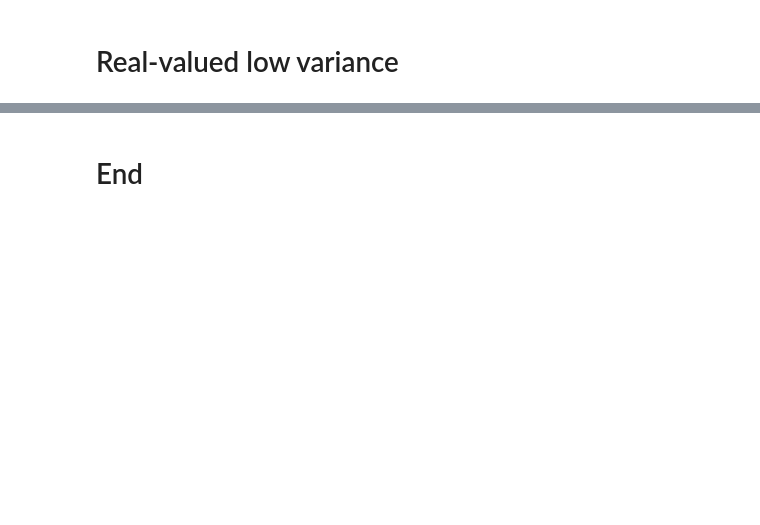
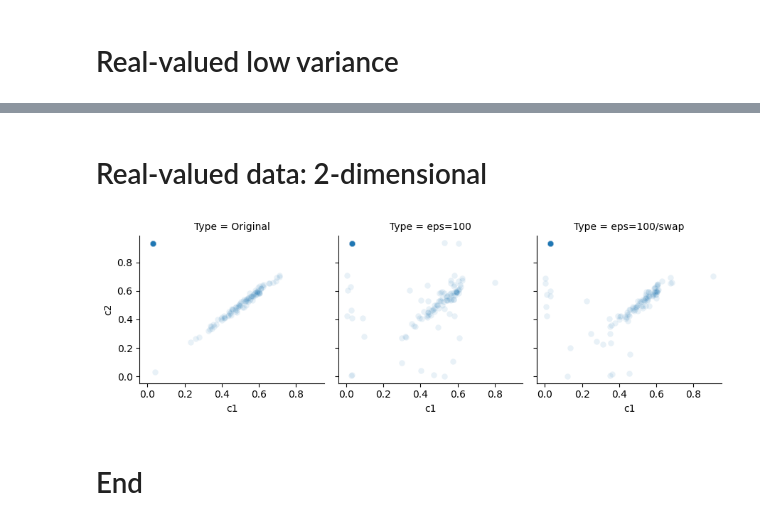
Before and after one commit to opendp/smartnoise-sdk, a Jupyter notebook: synth/samples/gsd_sample/GSD test.ipynb, the cells around one changed output, grey strips where cells are left out. Saved outputs shown, nothing was run; the diff lists cells and outputs as text; code cells hidden in the pictures; blank space fills up the shorter version.

```diff
--- a/synth/samples/gsd_sample/GSD test.ipynb
+++ b/synth/samples/gsd_sample/GSD test.ipynb
@@ -206,40 +258,0 @@ Statistical error: 0.0
-# %%
-import matplotlib.pyplot as plt
-rng = np.random.default_rng(0)
-
-mean = [0.5, 0.5]
-cov = [[.01, 0.0099],
-       [0.0099, .01]]  # diagonal covariance
-
-N = 200
-d = 5
-# data_cont = rng.uniform((N, d))
-
-x, y = np.random.multivariate_normal(mean, cov, N).T
-values_cont = np.column_stack((x, y))
-
-plt.title('Real data')
-plt.scatter(x, y)
-plt.xlim([0,1])
-plt.ylim([0,1])
-plt.show()
-
-print(values_cont.shape)
-cont_cols = ['c1', 'c2']
-data_cont_df = pd.DataFrame(values_cont, columns=cont_cols)
-data_bounds = {'c1': {'lower': 0, 'upper': 1}, 'c2': {'lower': 0, 'upper': 1}}
-
-synth = GSDSynthesizer(3000.0, 1e-5, tree_height=8, verbose=True)
-# Since we are passing the data bounds, we do not need to provide privacy budget for preprocessing.
-synth.fit(data_cont_df, data_bounds=data_bounds,
-          genetic_operators=['mutate', 'continuous', 'swap'])
-
-max_error = np.abs(synth.stat_fn(synth.data.to_numpy()) - synth.stat_fn(synth.sync_data.to_numpy())).max()
-print(f'Statistical error:', max_error)
-
-sync_df = synth.sample()
-plt.title('Sync data')
-plt.scatter(sync_df['c1'].values, sync_df['c2'].values)
-plt.xlim([0,1])
-plt.ylim([0,1])
-plt.show()
@@ -345,0 +322,2 @@ Statistical error: 0.005000000000000001
+# %% [markdown]
+# Real-valued data: 2-dimensional
@@ -346,2 +371,9 @@ Statistical error: 0.005000000000000001
+# %%
+all_data = pd.concat(collect)
+g= sns.FacetGrid(data=all_data, col='Type', sharey=True,sharex=True)
+g.map(sns.scatterplot, "c1", "c2", alpha=0.1)
+plt.show()
+# %% [output]
+[figure, added]
 # %% [markdown]
 # End
```
Also changed, not shown: parts of 19 cells of this notebook, 19 other files.
